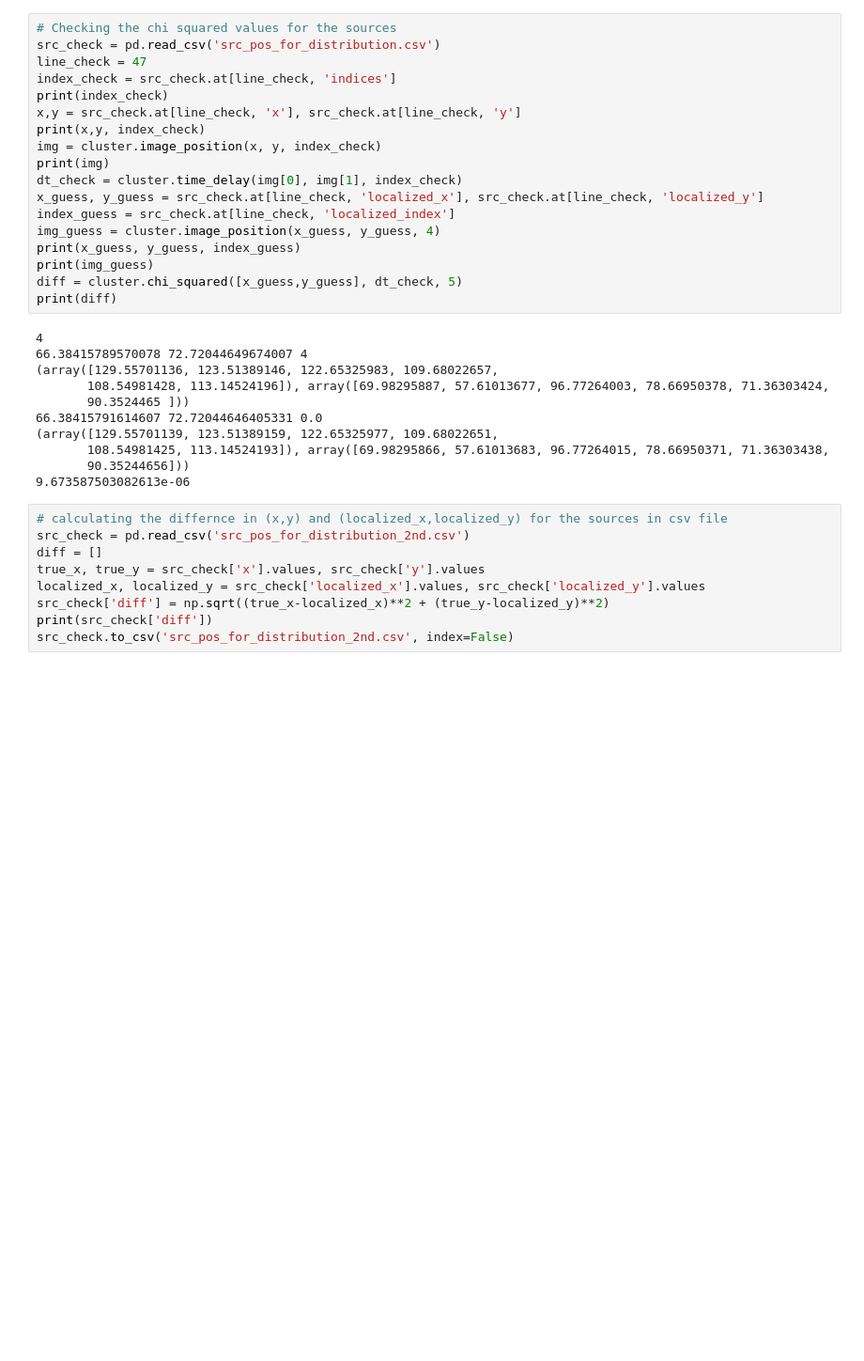
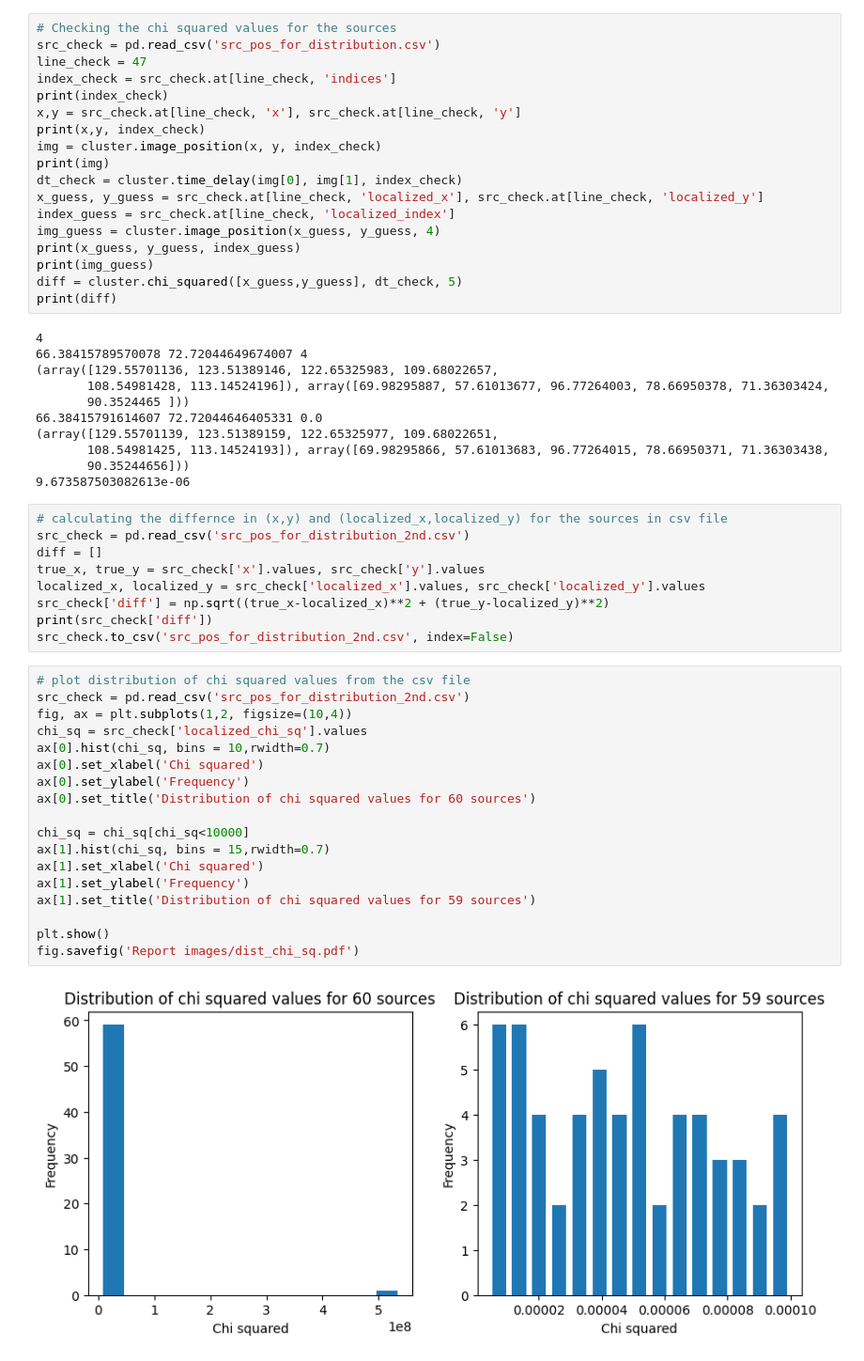
Before and after one commit to diceandcats/GWlensing_Brian, a Jupyter notebook: only_dt.ipynb, the cells around one changed output. Shown at 94% size. Saved outputs shown, nothing was run; the diff lists cells and outputs as text; blank space fills up the shorter version.

```diff
--- a/only_dt.ipynb
+++ b/only_dt.ipynb
@@ -204,6 +227,26 @@ localized_x, localized_y = src_check['localized_x'].values, src_check['localized
 src_check['diff'] = np.sqrt((true_x-localized_x)**2 + (true_y-localized_y)**2)
 print(src_check['diff'])
 src_check.to_csv('src_pos_for_distribution_2nd.csv', index=False)
+# %%
+# plot distribution of chi squared values from the csv file
+src_check = pd.read_csv('src_pos_for_distribution_2nd.csv')
+fig, ax = plt.subplots(1,2, figsize=(10,4))
+chi_sq = src_check['localized_chi_sq'].values
+ax[0].hist(chi_sq, bins = 10,rwidth=0.7)
+ax[0].set_xlabel('Chi squared')
+ax[0].set_ylabel('Frequency')
+ax[0].set_title('Distribution of chi squared values for 60 sources')
+
+chi_sq = chi_sq[chi_sq<10000]
+ax[1].hist(chi_sq, bins = 15,rwidth=0.7)
+ax[1].set_xlabel('Chi squared')
+ax[1].set_ylabel('Frequency')
+ax[1].set_title('Distribution of chi squared values for 59 sources')
+
+plt.show()
+fig.savefig('Report images/dist_chi_sq.pdf')
+# %% [output]
+[figure, added]
 # %%
 # plot distribution of chi squared values from the csv file
 src = pd.read_csv('src_pos_for_distribution_2nd.csv')
```
Also changed, not shown: parts of 2 cells of this notebook, 12 other files.
